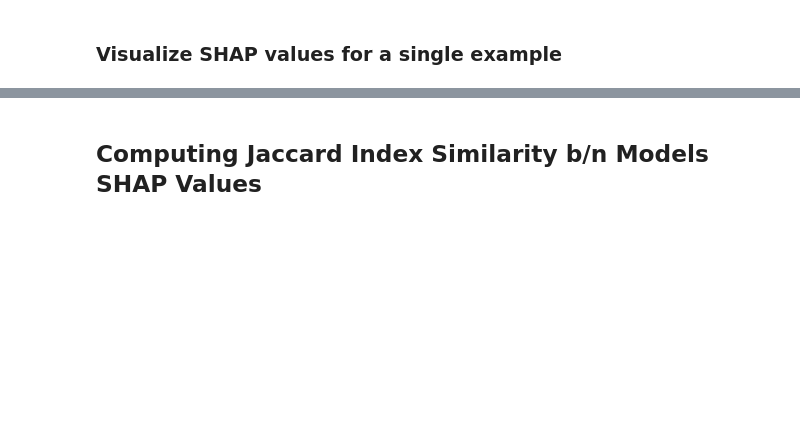
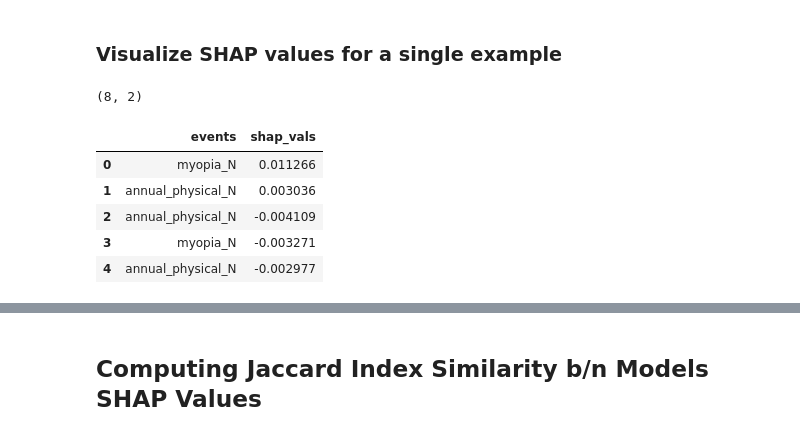
Before and after one commit to Weilin37/CMSAI_Research, a Jupyter notebook: model/toy_simple/01_ToySimple_shap_jacc.ipynb, the cells around one changed output, grey strips where cells are left out. Drawn from its saved outputs; the diff is of its cells as text; code cells hidden in the pictures; blank space fills up the shorter version.

```diff
--- a/model/toy_simple/01_ToySimple_shap_jacc.ipynb
+++ b/model/toy_simple/01_ToySimple_shap_jacc.ipynb
@@ -397,31 +483,41 @@ RuntimeError: CUDA out of memory. Tried to allocate 2.00 MiB (GPU 0; 15.78 GiB t
 # %% [markdown]
 ### Visualize SHAP values for a single example
 # %%
-#Load features, scores & patient ids if necessary
-# lstm_features = load_pickle(lstm_shap_features_path)
-# lstm_scores = load_pickle(lstm_shap_scores_path)
-# lstm_patients = load_pickle(lstm_shap_patients_path)
+# Load features, scores & patient ids if necessary
+lstm_features = load_pickle(lstm_shap_features_path)
+lstm_scores = load_pickle(lstm_shap_scores_path)
+lstm_patients = load_pickle(lstm_shap_patients_path)
 
-# lstm_att_features = load_pickle(lstm_att_shap_features_path)
-# lstm_att_scores = load_pickle(lstm_att_shap_scores_path)
-# lstm_att_patients = load_pickle(lstm_att_shap_patients_path)
+lstm_att_features = load_pickle(lstm_att_shap_features_path)
+lstm_att_scores = load_pickle(lstm_att_shap_scores_path)
+lstm_att_patients = load_pickle(lstm_att_shap_patients_path)
 
-# xgb_features = load_pickle(lstm_shap_features_path)
-# xgb_scores = load_pickle(lstm_shap_scores_path)
-# xgb_patients = load_pickle(xgb_shap_patients_path)
+xgb_features = load_pickle(lstm_shap_features_path)
+xgb_scores = load_pickle(lstm_shap_scores_path)
+xgb_patients = load_pickle(xgb_shap_patients_path)
 # %%
-#index of the patient where you get compute shap
-idx = 4
+# index of the patient where you get compute shap
+idx = 0
 # %%
-#For LSTM Model
+# For LSTM Model
 lstm_features1 = lstm_features[idx]
 lstm_scores1 = lstm_scores[idx]
-lstm_patient_id = lstm_patient_ids[idx]
+lstm_patient_id = lstm_patients[idx]
 len(lstm_features1), len(lstm_scores1)
 
-df_lstm_shap = pd.DataFrame(np.array([lstm_features1, lstm_scores1]).T, columns=['events', 'shap_vals'])
+df_lstm_shap = pd.DataFrame(
+    np.array([lstm_features1, lstm_scores1]).T, columns=["events", "shap_vals"]
+)
 df_lstm_shap["shap_vals"] = pd.to_numeric(df_lstm_shap["shap_vals"])
 print(df_lstm_shap.shape)
 df_lstm_shap.head()
+# %% [output]
+(8, 2)
+|  | events | shap_vals |
+| 0 | myopia_N | 0.011266 |
+| 1 | annual_physical_N | 0.003036 |
+| 2 | annual_physical_N | -0.004109 |
+| 3 | myopia_N | -0.003271 |
+| 4 | annual_physical_N | -0.002977 |
 # %%
 plot_shap_values(df_lstm_shap, lstm_patient_id, sort=True)
```
Also changed, not shown: parts of 42 cells of this notebook, 1 other file.
